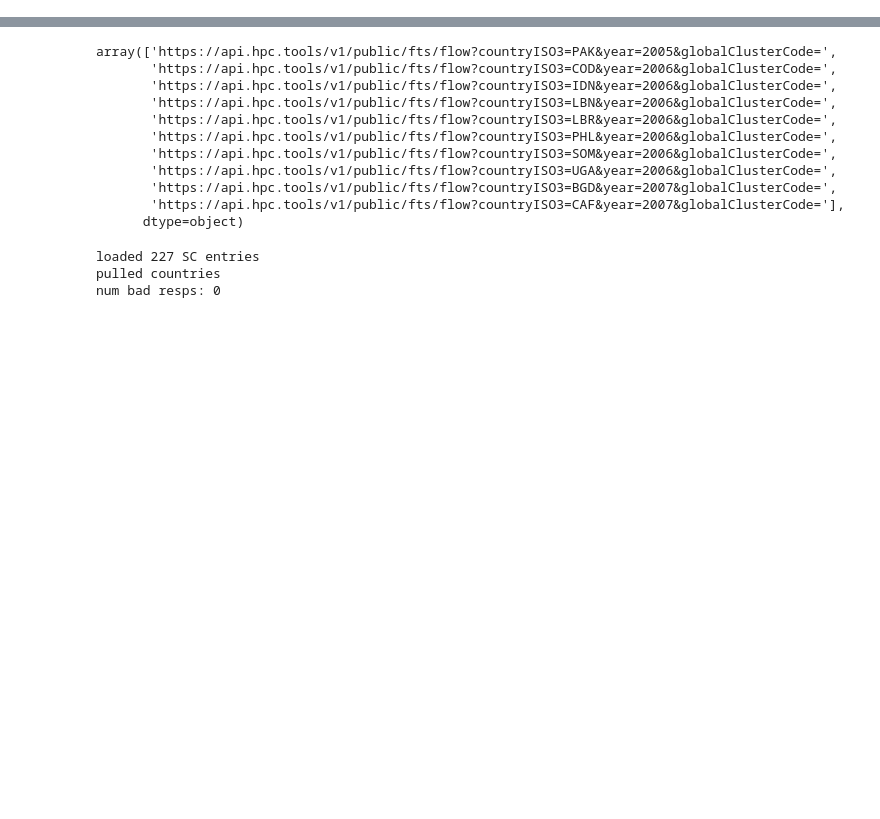
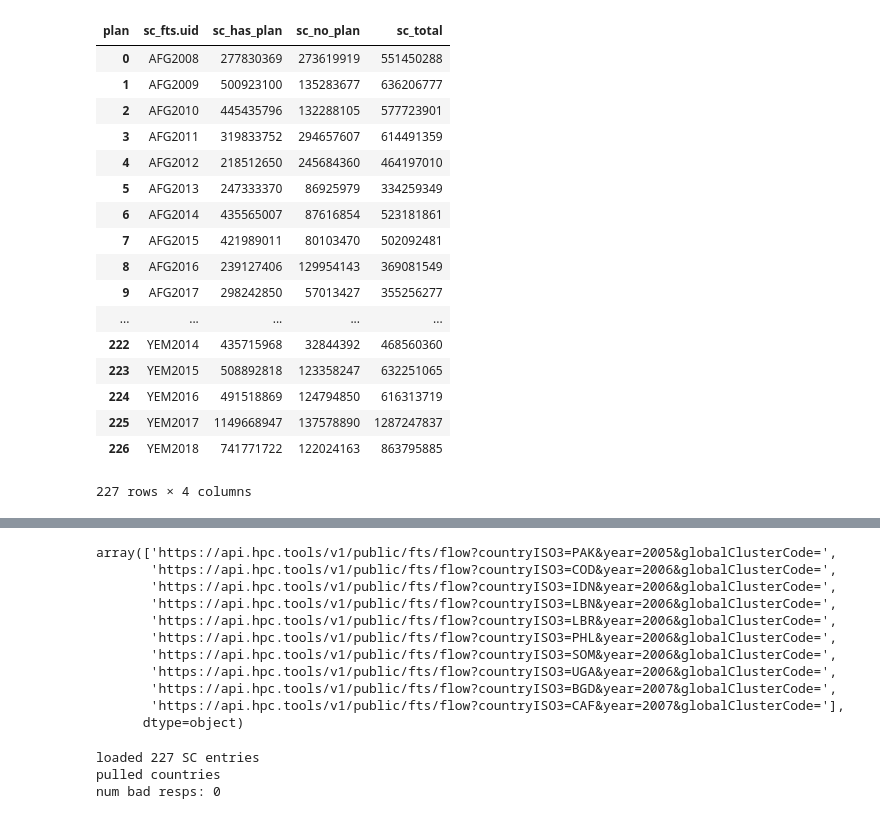
Before and after one commit to eoglethorpe/humanitarian, a Jupyter notebook: shelter/sohss/c0d3/fts_pull.ipynb, the cells around one changed output, grey strips where cells are left out. Drawn from its saved outputs; the diff is of its cells as text; code cells hidden in the pictures; blank space fills up the shorter version.

```diff
--- a/shelter/sohss/c0d3/fts_pull.ipynb
+++ b/shelter/sohss/c0d3/fts_pull.ipynb
@@ -127,0 +161,21 @@ class fts(object):
+# %%
+sf_b
+# %% [output]
+| plan | sc_fts.uid | sc_has_plan | sc_no_plan | sc_total |
+| 0 | AFG2008 | 277830369 | 273619919 | 551450288 |
+| 1 | AFG2009 | 500923100 | 135283677 | 636206777 |
+| 2 | AFG2010 | 445435796 | 132288105 | 577723901 |
+| 3 | AFG2011 | 319833752 | 294657607 | 614491359 |
+| 4 | AFG2012 | 218512650 | 245684360 | 464197010 |
+| 5 | AFG2013 | 247333370 | 86925979 | 334259349 |
+| 6 | AFG2014 | 435565007 | 87616854 | 523181861 |
+| 7 | AFG2015 | 421989011 | 80103470 | 502092481 |
+| 8 | AFG2016 | 239127406 | 129954143 | 369081549 |
+| 9 | AFG2017 | 298242850 | 57013427 | 355256277 |
+| ... | ... | ... | ... | ... |
+| 222 | YEM2014 | 435715968 | 32844392 | 468560360 |
+| 223 | YEM2015 | 508892818 | 123358247 | 632251065 |
+| 224 | YEM2016 | 491518869 | 124794850 | 616313719 |
+| 225 | YEM2017 | 1149668947 | 137578890 | 1287247837 |
+| 226 | YEM2018 | 741771722 | 122024163 | 863795885 |
+227 rows × 4 columns
```
Also changed, not shown: parts of 7 cells of this notebook, 8 other files.
